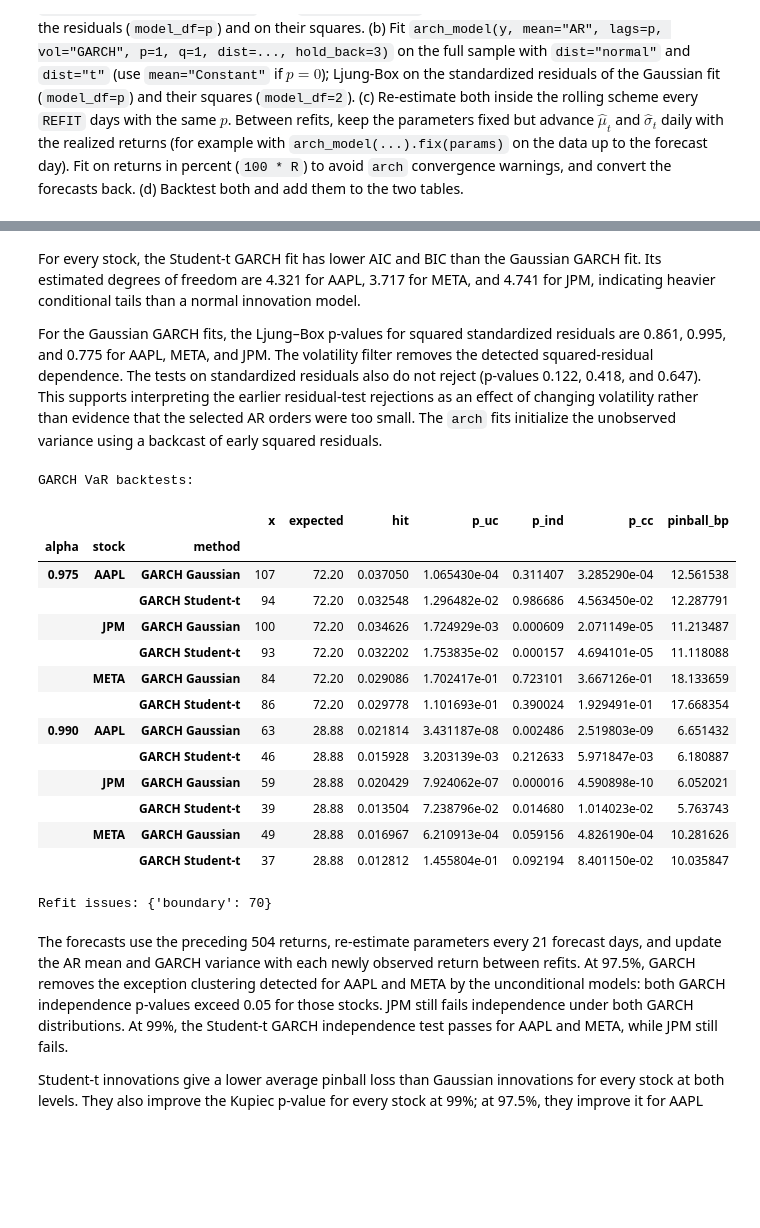
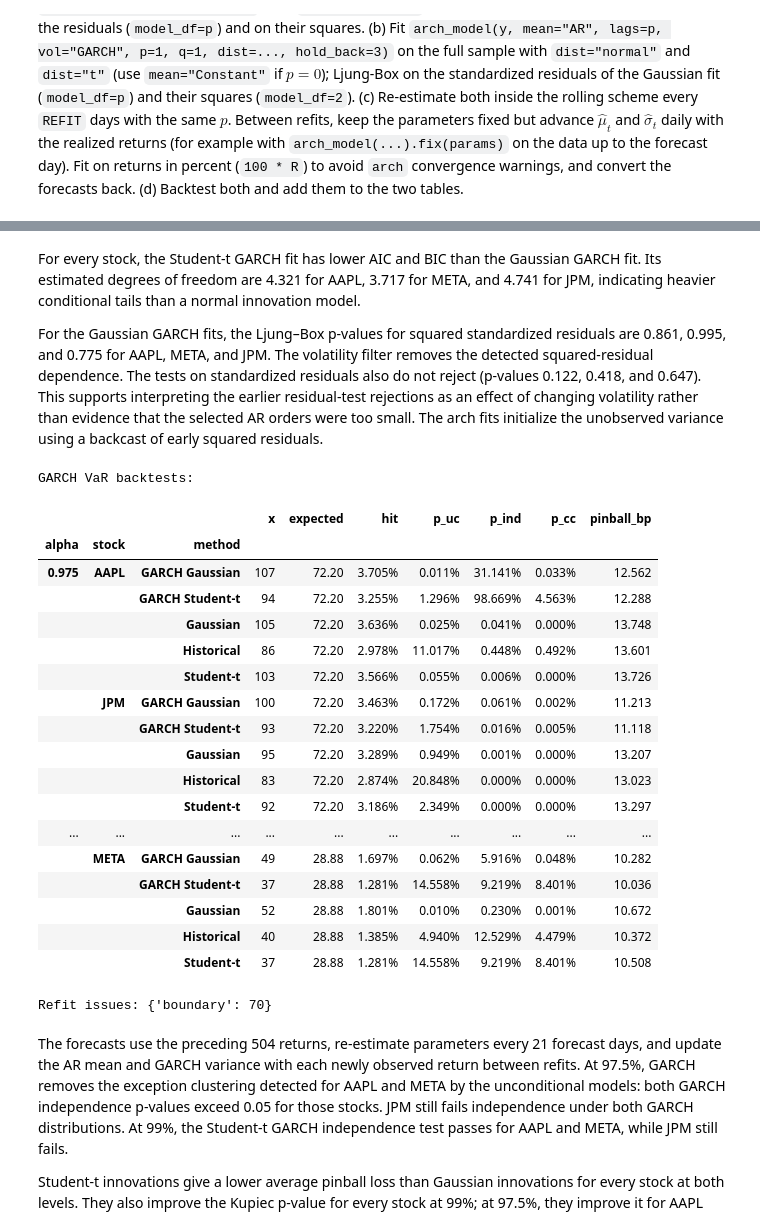
Before and after one commit to RomainFast121/QRM_project, a Jupyter notebook: Project_template.ipynb, the cells around one changed output, grey strips where cells are left out. Cells and saved outputs as stored; diff of their text form; code cells hidden in the pictures; blank space fills up the shorter version.

```diff
--- a/Project_template.ipynb
+++ b/Project_template.ipynb
@@ -563,18 +564,23 @@ def simulate_losses(stock, method, M):
         idx = rng.integers(0, WINDOW, size=(M, n))
         return Wmatrix[stock][np.arange(n)[None, :], idx]
 
-def az_test(loss, var, es, alpha, sim_losses):
+# Simulate in batches to avoid storing a 10,000 x 2,888 array in memory.
+def az_test(loss, var, es, alpha, stock, method, M, batch=250):
     Z = az_Z(loss, var, es, alpha)
-    I_sim = (sim_losses > var).astype(float)
-    Z_sim = (sim_losses * I_sim / es).sum(axis=1) / (len(loss) * (1 - alpha)) - 1
-    return Z, np.mean(Z_sim >= Z)
+    exceed = 0
+    for start in range(0, M, batch):
+        count = min(batch, M - start)
+        sim_losses = simulate_losses(stock, method, count)
+        Z_sim = ((sim_losses * (sim_losses > var) / es).sum(axis=1)
+                 / (len(loss) * (1 - alpha)) - 1)
+        exceed += np.count_nonzero(Z_sim >= Z)
+    return Z, exceed / M
 
 for stock in TICKERS:
     for method in METHODS:
         s = store[(stock, method, AZ_ALPHA)]
         var, es, loss = np.array(s["var"]), np.array(s["es"]), np.array(s["loss"])
-        sims = simulate_losses(stock, method, M_SIM)
-        Z, p_Z = az_test(loss, var, es, AZ_ALPHA, sims)
+        Z, p_Z = az_test(loss, var, es, AZ_ALPHA, stock, method, M_SIM)
         es_rows.append({"stock": stock, "method": method, "Z": Z, "p_Z": p_Z})
 
 es_table = pd.DataFrame(es_rows).set_index(["stock", "method"]).sort_index()
@@ -697,7 +703,7 @@ returns in percent (`100 * R`) to avoid `arch` convergence warnings, and convert
 # Question 4
 from arch import arch_model
 
-# (a) Select the AR order on the same full-sample observations.
+# (a)
 ar_fits, ar_rows, ar_parameters, ar_checks = {}, [], [], []
 for stock in TICKERS:
     r = 100 * returns[stock]  # Percent units help the optimizer.
@@ -710,7 +716,7 @@ for stock in TICKERS:
 ar_table = pd.DataFrame(ar_rows).set_index(["stock", "p"])
 chosen_p = {stock: int(ar_table.loc[stock, "BIC"].idxmin()) for stock in TICKERS}
 print("AIC and BIC (smaller is better):")
-display(ar_table.round(2))
+display(ar_table.round(0))
 print("Selected p by BIC:", chosen_p)
 
 for stock in TICKERS:
@@ -726,7 +732,7 @@ for stock in TICKERS:
     mu_se = np.sqrt(gradient @ fit.param_cov @ gradient)
     ar_parameters.append({"stock": stock, "parameter": "mu", "estimate": mu, "SE": mu_se})
     for name in phi_names:
-        ar_parameters.append({"stock": stock, "parameter": name, "estimate": fit.params[name],
+        ar_parameters.append({"stock": stock, "parameter": f"phi_{name.split('[')[1].rstrip(']')}", "estimate": fit.params[name],
                               "SE": fit.std_err[name]})
 
     eps = fit.resid.dropna()
@@ -735,9 +741,15 @@ for stock in TICKERS:
     ar_checks.append({"stock": stock, "p": lag, "residual p": p_ret, "squared p": p_sq})
 
 print("Selected mean-model parameters (returns in percent):")
-display(pd.DataFrame(ar_parameters).set_index(["stock", "parameter"]).round(4))
+display(pd.DataFrame(ar_parameters).set_index(["stock", "parameter"]).round(3))
+
+shown = pd.DataFrame(ar_checks).set_index("stock").copy()
+for c in shown.columns:
+    if c != "p":
+        shown[c] = shown[c].map(lambda p: f"{p:.3%}")
+
 print("Ljung-Box p-values, H=10:")
-display(pd.DataFrame(ar_checks).set_index("stock").round(4))
+display(shown)
 # %% [output]
 AIC and BIC (smaller is better):
 |  |  | AIC | BIC |
@@ -842,9 +855,9 @@ Gaussian GARCH standardized-residual Ljung-Box p-values, H=10:
 # %% [markdown]
 For every stock, the Student-t GARCH fit has lower AIC and BIC than the Gaussian GARCH fit. Its estimated degrees of freedom are 4.321 for AAPL, 3.717 for META, and 4.741 for JPM, indicating heavier conditional tails than a normal innovation model.
 
-For the Gaussian GARCH fits, the Ljung–Box p-values for squared standardized residuals are 0.861, 0.995, and 0.775 for AAPL, META, and JPM. The volatility filter removes the detected squared-residual dependence. The tests on standardized residuals also do not reject (p-values 0.122, 0.418, and 0.647). This supports interpreting the earlier residual-test rejections as an effect of changing volatility rather than evidence that the selected AR orders were too small. The `arch` fits initialize the unobserved variance using a backcast of early squared residuals.
+For the Gaussian GARCH fits, the Ljung–Box p-values for squared standardized residuals are 0.861, 0.995, and 0.775 for AAPL, META, and JPM. The volatility filter removes the detected squared-residual dependence. The tests on standardized residuals also do not reject (p-values 0.122, 0.418, and 0.647). This supports interpreting the earlier residual-test rejections as an effect of changing volatility rather than evidence that the selected AR orders were too small. The arch fits initialize the unobserved variance using a backcast of early squared residuals.
 # %%
-# (c) Refit every 21 forecast days; update the mean and variance daily.
+# (c)
 garch_methods = ("GARCH Gaussian", "GARCH Student-t")
 fit_problems = []
 garch_paths = {}
@@ -893,47 +906,57 @@ for stock in TICKERS:
 # Add the GARCH forecasts to the same daily store as Question 3.
 for (stock, method), path in garch_paths.items():
     mu, sigma, nu = path["mu"], path["sigma"], path["nu"]
     loss = eval_loss[stock].to_numpy()
     for alpha in ALPHAS:
         if method == "GARCH Gaussian":
             q = stats.norm.ppf(alpha)
             var = -mu + sigma * q
             es = -mu + sigma * stats.norm.pdf(q) / (1 - alpha)
         else:
             q = stats.t.ppf(alpha, nu)
-            scale = np.sqrt((nu - 2) / nu)  # arch's t innovations have unit variance.
+            scale = np.sqrt((nu - 2) / nu)
             var = -mu + sigma * scale * q
             es = -mu + sigma * scale * stats.t.pdf(q, nu) * (nu + q**2) / ((1-alpha) * (nu-1))
         store[stock, method, alpha] = {"var": var, "es": es, "loss": loss}
         I = (loss > var).astype(int)
         _, p_uc = kupiec(I, alpha)
         (_, p_ind), (_, p_cc) = christoffersen(I, alpha)
         backtest_rows.append({"stock": stock, "method": method, "alpha": alpha,
                               "x": int(I.sum()), "expected": len(I)*(1-alpha),
                               "hit": I.mean(), "p_uc": p_uc, "p_ind": p_ind,
                               "p_cc": p_cc, "pinball_bp": pinball_loss(var, alpha, loss)*1e4})
 
 backtest_table = pd.DataFrame(backtest_rows).set_index(["alpha", "stock", "method"]).sort_index()
 backtest_table99, backtest_table975 = backtest_table.loc[0.99], backtest_table.loc[0.975]
+
+shown = backtest_table.copy()
+for c in ["hit", "p_uc", "p_ind", "p_cc"]:
+    shown[c] = shown[c].map(lambda p: f"{p:.3%}")
+shown["pinball_bp"] = shown["pinball_bp"].map(lambda p: f"{p:.3f}")
+
 print("GARCH VaR backtests:")
-display(backtest_table.loc[(slice(None), slice(None), garch_methods), :])
+display(shown)
 print("Refit issues:", pd.Series([item[3] for item in fit_problems]).value_counts().to_dict())
 # %% [output]
 GARCH VaR backtests:
 |  |  |  | x | expected | hit | p_uc | p_ind | p_cc | pinball_bp |
 | alpha | stock | method |  |  |  |  |  |  |  |
-| 0.975 | AAPL | GARCH Gaussian | 107 | 72.20 | 0.037050 | 1.065430e-04 | 0.311407 | 3.285290e-04 | 12.561538 |
-|  |  | GARCH Student-t | 94 | 72.20 | 0.032548 | 1.296482e-02 | 0.986686 | 4.563450e-02 | 12.287791 |
-|  | JPM | GARCH Gaussian | 100 | 72.20 | 0.034626 | 1.724929e-03 | 0.000609 | 2.071149e-05 | 11.213487 |
-|  |  | GARCH Student-t | 93 | 72.20 | 0.032202 | 1.753835e-02 | 0.000157 | 4.694101e-05 | 11.118088 |
-|  | META | GARCH Gaussian | 84 | 72.20 | 0.029086 | 1.702417e-01 | 0.723101 | 3.667126e-01 | 18.133659 |
-|  |  | GARCH Student-t | 86 | 72.20 | 0.029778 | 1.101693e-01 | 0.390024 | 1.929491e-01 | 17.668354 |
-| 0.990 | AAPL | GARCH Gaussian | 63 | 28.88 | 0.021814 | 3.431187e-08 | 0.002486 | 2.519803e-09 | 6.651432 |
-|  |  | GARCH Student-t | 46 | 28.88 | 0.015928 | 3.203139e-03 | 0.212633 | 5.971847e-03 | 6.180887 |
-|  | JPM | GARCH Gaussian | 59 | 28.88 | 0.020429 | 7.924062e-07 | 0.000016 | 4.590898e-10 | 6.052021 |
-|  |  | GARCH Student-t | 39 | 28.88 | 0.013504 | 7.238796e-02 | 0.014680 | 1.014023e-02 | 5.763743 |
-|  | META | GARCH Gaussian | 49 | 28.88 | 0.016967 | 6.210913e-04 | 0.059156 | 4.826190e-04 | 10.281626 |
-|  |  | GARCH Student-t | 37 | 28.88 | 0.012812 | 1.455804e-01 | 0.092194 | 8.401150e-02 | 10.035847 |
+| 0.975 | AAPL | GARCH Gaussian | 107 | 72.20 | 3.705% | 0.011% | 31.141% | 0.033% | 12.562 |
+|  |  | GARCH Student-t | 94 | 72.20 | 3.255% | 1.296% | 98.669% | 4.563% | 12.288 |
+|  |  | Gaussian | 105 | 72.20 | 3.636% | 0.025% | 0.041% | 0.000% | 13.748 |
+|  |  | Historical | 86 | 72.20 | 2.978% | 11.017% | 0.448% | 0.492% | 13.601 |
+|  |  | Student-t | 103 | 72.20 | 3.566% | 0.055% | 0.006% | 0.000% | 13.726 |
+|  | JPM | GARCH Gaussian | 100 | 72.20 | 3.463% | 0.172% | 0.061% | 0.002% | 11.213 |
+|  |  | GARCH Student-t | 93 | 72.20 | 3.220% | 1.754% | 0.016% | 0.005% | 11.118 |
+|  |  | Gaussian | 95 | 72.20 | 3.289% | 0.949% | 0.001% | 0.000% | 13.207 |
+|  |  | Historical | 83 | 72.20 | 2.874% | 20.848% | 0.000% | 0.000% | 13.023 |
+|  |  | Student-t | 92 | 72.20 | 3.186% | 2.349% | 0.000% | 0.000% | 13.297 |
+| ... | ... | ... | ... | ... | ... | ... | ... | ... | ... |
+|  | META | GARCH Gaussian | 49 | 28.88 | 1.697% | 0.062% | 5.916% | 0.048% | 10.282 |
+|  |  | GARCH Student-t | 37 | 28.88 | 1.281% | 14.558% | 9.219% | 8.401% | 10.036 |
+|  |  | Gaussian | 52 | 28.88 | 1.801% | 0.010% | 0.230% | 0.001% | 10.672 |
+|  |  | Historical | 40 | 28.88 | 1.385% | 4.940% | 12.529% | 4.479% | 10.372 |
+|  |  | Student-t | 37 | 28.88 | 1.281% | 14.558% | 9.219% | 8.401% | 10.508 |
 Refit issues: {'boundary': 70}
 # %% [markdown]
 The forecasts use the preceding 504 returns, re-estimate parameters every 21 forecast days, and update the AR mean and GARCH variance with each newly observed return between refits. At 97.5%, GARCH removes the exception clustering detected for AAPL and META by the unconditional models: both GARCH independence p-values exceed 0.05 for those stocks. JPM still fails independence under both GARCH distributions. At 99%, the Student-t GARCH independence test passes for AAPL and META, while JPM still fails.
```
Also changed, not shown: parts of 14 cells of this notebook.
